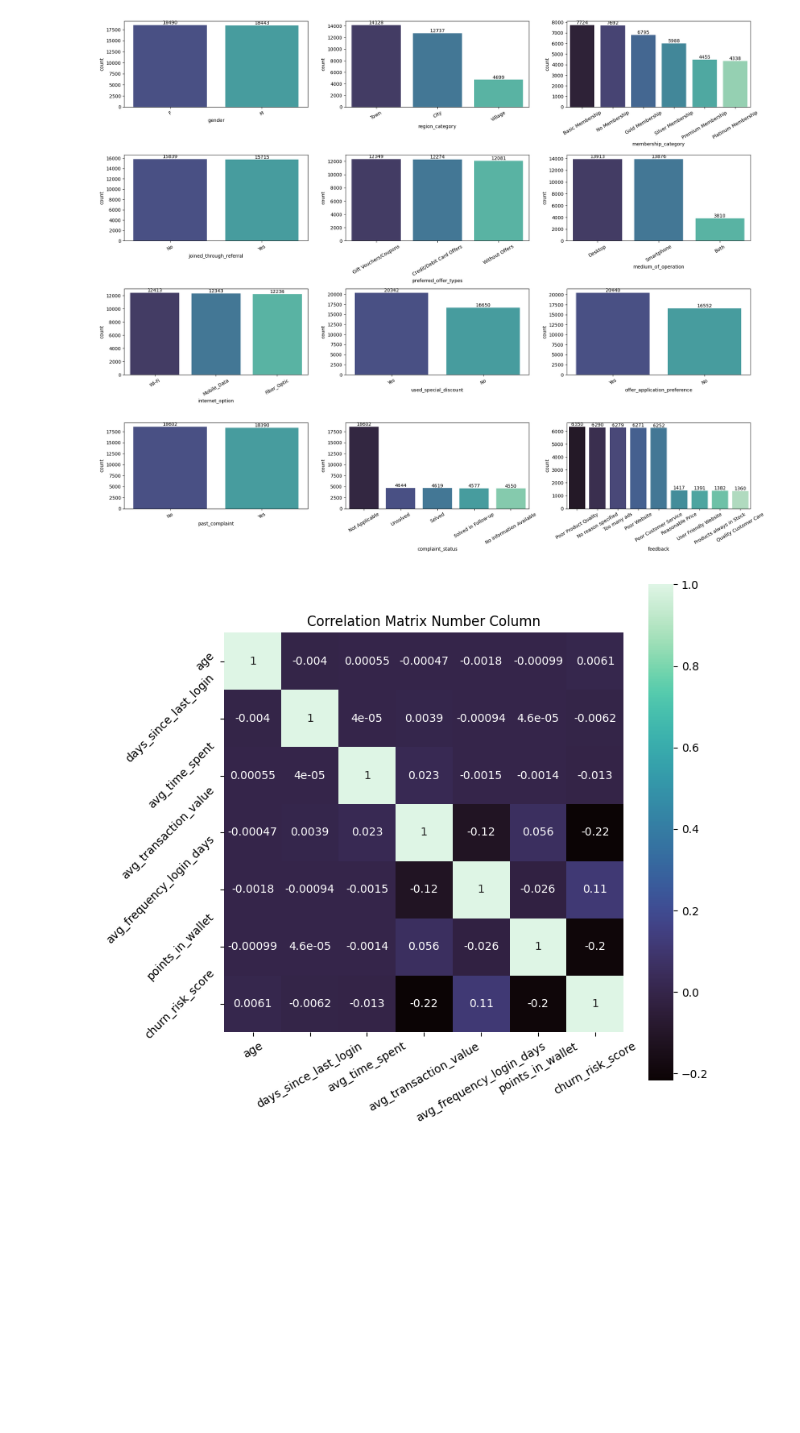
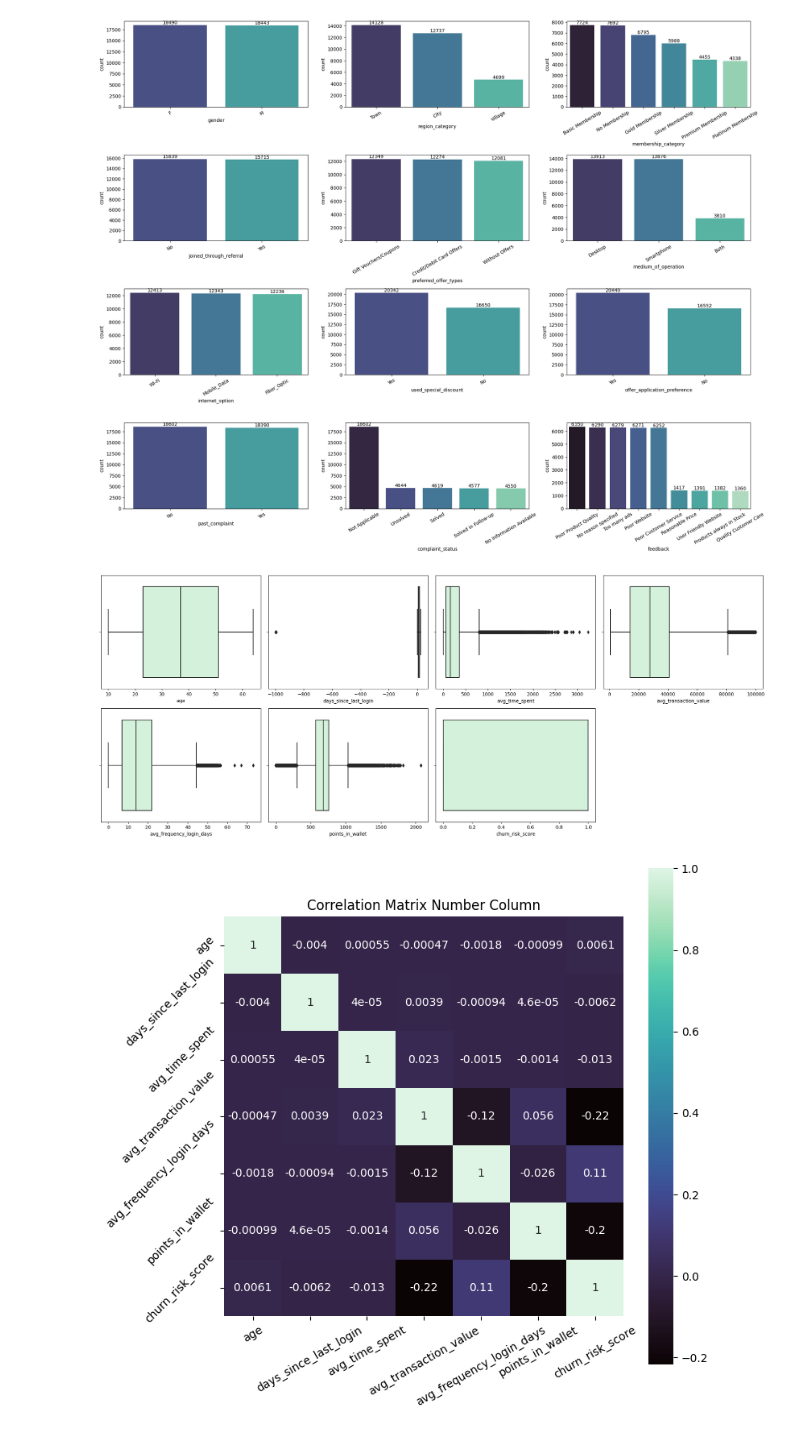
Before and after one commit to ediashta/HaiMeds-Churn-Prediction, a Jupyter notebook: h8dsft_P2M1_Edisahta.ipynb, the cells around one changed output. Saved outputs shown, nothing was run; the diff lists cells and outputs as text; code cells hidden in the pictures; blank space fills up the shorter version.

```diff
--- a/h8dsft_P2M1_Edisahta.ipynb
+++ b/h8dsft_P2M1_Edisahta.ipynb
@@ -135,6 +146,25 @@ for i in cat_col:
 plt.tight_layout()
 # %% [output]
 [figure]
+# %%
+#check num distribution
+plt.figure(figsize=(20,8))
+
+index = 1
+
+for i in num_col:
+
+    plt.subplot(2, 4, index)
+    plot = sns.boxplot(data=data, x=i, color="teal")
+
+    for bin_,i in zip(plot.patches,palette):
+        bin_.set_facecolor(i)
+
+    index = index + 1
+
+plt.tight_layout()
+# %% [output]
+[figure, added]
 # %%
 #def cramers_v
 def cramers_v(x, y):
```
Also changed, not shown: parts of 34 cells of this notebook, 1 other file.
